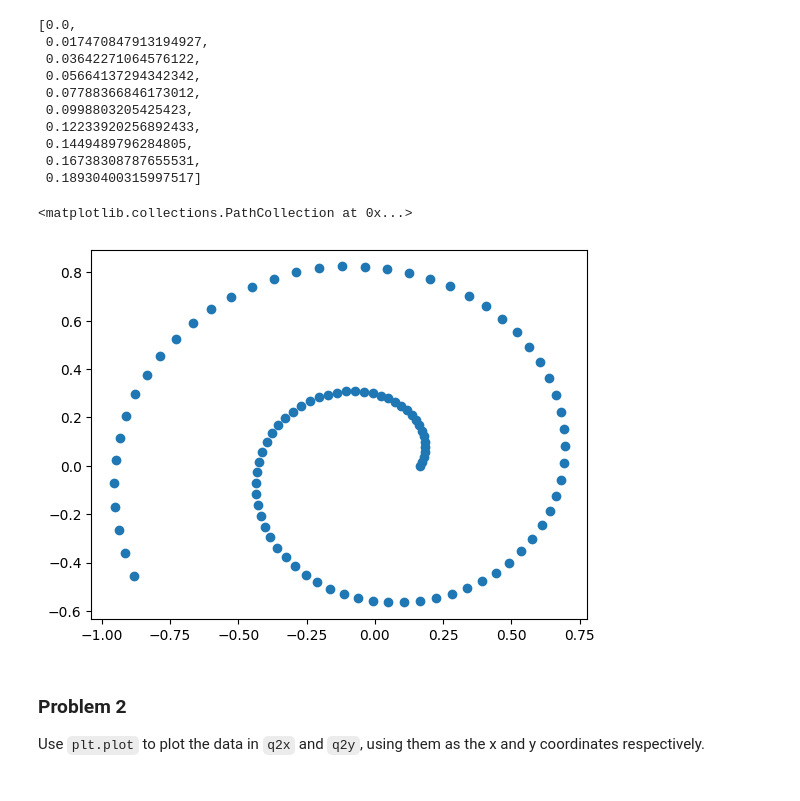
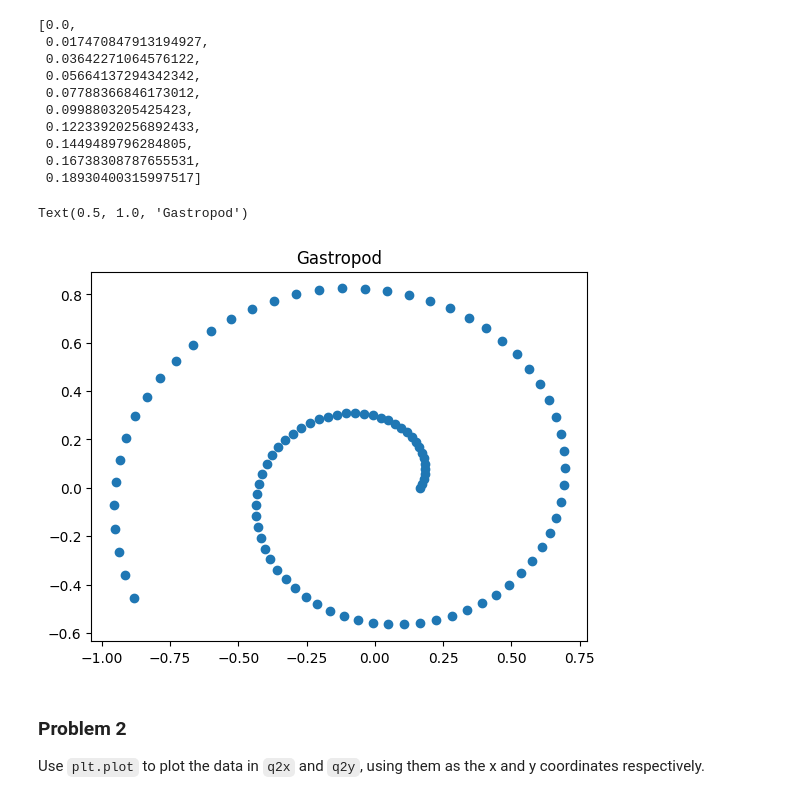
Before and after one commit to manningdbu/dx602-homework-05, a Jupyter notebook: homework.ipynb, the cells around one changed output. Cells and saved outputs as stored; diff of their text form; code cells hidden in the pictures.

```diff
--- a/homework.ipynb
+++ b/homework.ipynb
@@ -77,10 +79,11 @@ q1y[:10]
 # %%
 # YOUR CHANGES HERE
 
 plt.scatter(q1x, q1y)
+plt.title('Gastropod')
 # %% [output]
-<matplotlib.collections.PathCollection at 0x...>
+Text(0.5, 1.0, 'Gastropod')
-[figure, old version]
+[figure, new version]
 # %% [markdown]
 ### Problem 2
 
```
Also changed, not shown: parts of 27 cells of this notebook, 1 other file.
